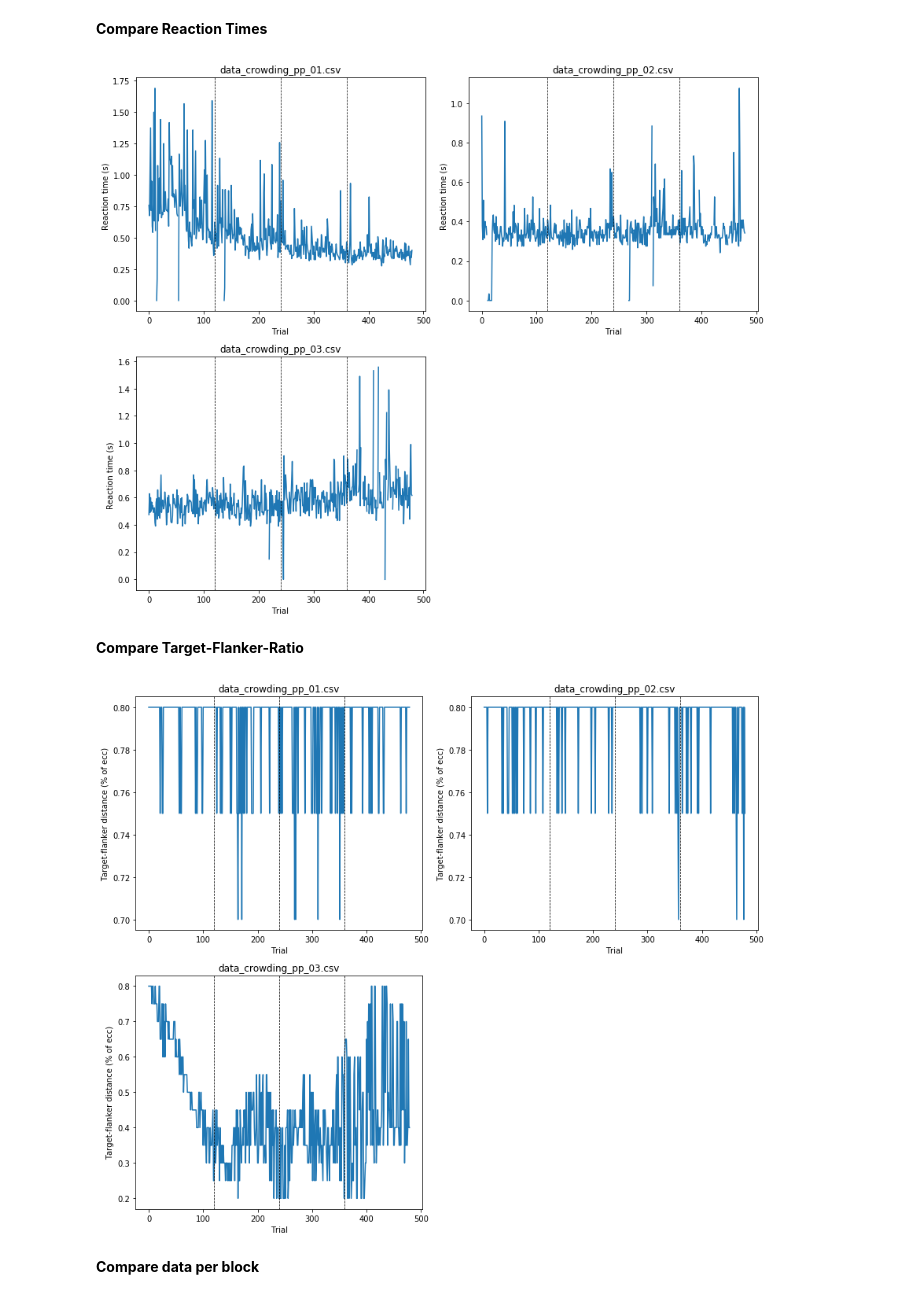
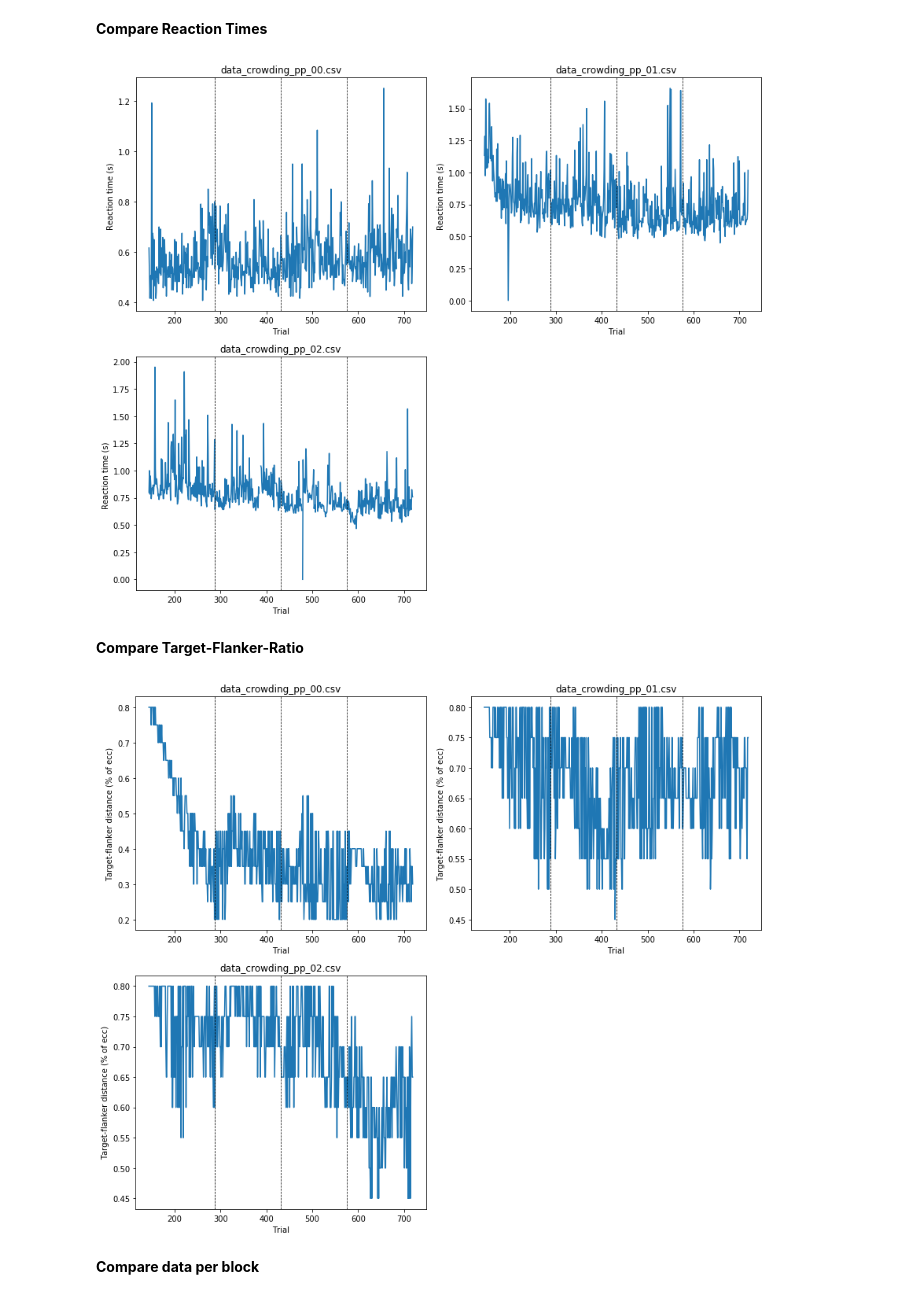
Before and after one commit to iverissimo/Crowding, a Jupyter notebook: Data analysis Prepiloting.ipynb, the cells around one changed output. Cells and saved outputs as stored; diff of their text form; code cells hidden in the pictures.

```diff
--- a/Data analysis Prepiloting.ipynb
+++ b/Data analysis Prepiloting.ipynb
@@ -124,7 +123,7 @@ print(ratio_per_ecc)
 blocks = 4
 trials_per_block = len(data)/blocks
 trials_per_block_per_ecc = trials_per_block/len(ecc)
-block_separation=[0,120,240,360,480]
+block_separation=[144,288,432,576,719]
 
 acc_ecc_block = np.zeros((blocks, len(ecc)))
 ratio_ecc_block = np.zeros((blocks, len(ecc)))
@@ -136,7 +135,7 @@ for b in range(blocks):
         ecc_ratio = []
 
         for i in range(block_separation[b],block_separation[b+1]):
-            if data["target_ecc"][i]==ecc[e] and data['key_pressed'][i]==data['target_orientation'][i]:
+            if data["flanker_presence"][i]=="flankers" and data["target_ecc"][i]==ecc[e] and data['key_pressed'][i]==data['target_orientation'][i]:
                 ecc_acc.append(True)
                 ecc_ratio.append(data['target_flank_ratio'][i])
             else:
@@ -190,11 +189,12 @@ Text(0.5, 1.0, 'Target-Flanker-Ratio per eccentricity')
 **Combine data of individual subjects**
 # %%
 #all_files = ["data_crowding_pp_01.csv","data_crowding_pp_02.csv","data_crowding_pp_03.csv","data_crowding_pp_ines.csv"]
-all_files = ["data_crowding_pp_01.csv","data_crowding_pp_02.csv","data_crowding_pp_03.csv"]
+all_files = ["data_crowding_pp_00.csv","data_crowding_pp_01.csv","data_crowding_pp_02.csv"]#,"data_crowding_pp_03.csv", "data_crowding_pp_04.csv"]
 
 subs = []
 for filename in all_files:
     a = pd.read_csv(filename, sep='\t')
+    a = a.loc[144:719]
     subs.append(a)
 data_all = pd.concat(subs, ignore_index = True)
 # %% [markdown]
@@ -209,7 +209,7 @@ for e in ecc:
     ecc_ratio = []
 
     for i in range(len(data_all)):
-        if data_all["target_ecc"][i]==e and data_all['key_pressed'][i]==data_all['target_orientation'][i]:
+        if data_all['flanker_presence'][i]=="flankers" and data_all["target_ecc"][i]==e and data_all['key_pressed'][i]==data_all['target_orientation'][i]:
             ecc_acc.append(True)
             ecc_ratio.append(data_all['target_flank_ratio'][i])
         else:
@@ -231,35 +231,37 @@ plt.figure(figsize=(12,rows*4))
 
 for i in range(len(all_files)):
     data_sub = pd.read_csv(all_files[i], sep='\t')
+    data_sub = data_sub.loc[144:719]
     plt.subplot(rows,2,i+1)
     plt.plot(data_sub["RT"])
     plt.ylabel("Reaction time (s) ")
     plt.xlabel("Trial")
     plt.title(all_files[i])
-    xposition = [120, 240, 360]
+    xposition = [288,432,576]
     for xc in xposition:
         plt.axvline(x=xc, ls='--', c='k', lw=0.75)
 plt.tight_layout()
 # %% [output]
-[figure, old version]
+[figure, new version]
 # %% [markdown]
 **Compare Target-Flanker-Ratio**
 # %%
 plt.figure(figsize=(12,rows*4))
 
 for i in range(len(all_files)):
     data_sub = pd.read_csv(all_files[i], sep='\t')
+    data_sub = data_sub.loc[144:719]
     plt.subplot(rows,2,i+1)
     plt.plot(data_sub["target_flank_ratio"])
     plt.ylabel("Target-flanker distance (% of ecc)")
     plt.xlabel("Trial")
     plt.title(all_files[i])
-    xposition = [120, 240, 360]
+    xposition = [288,432,576]
     for xc in xposition:
         plt.axvline(x=xc, ls='--', c='k', lw=0.75)
 plt.tight_layout()
 # %% [output]
-[figure, old version]
+[figure, new version]
 # %% [markdown]
 **Compare data per block**
 # %%
```
Also changed, not shown: parts of 17 cells of this notebook.
